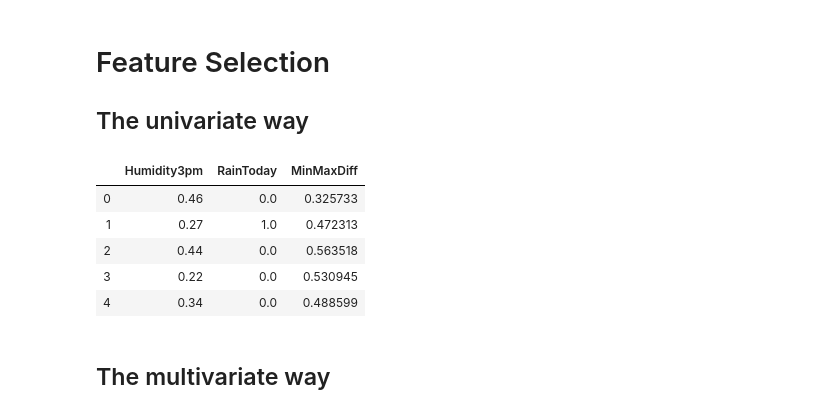
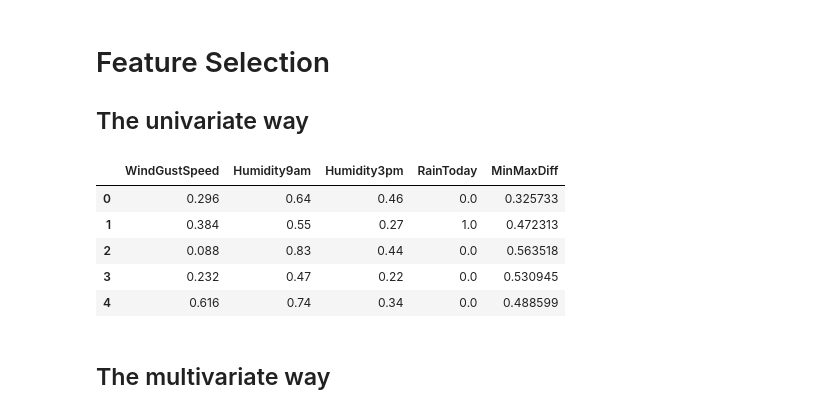
Before and after one commit to tobirohrer/data-mining, a Jupyter notebook: Tobi/Booklet1.ipynb, the cells around one changed output. Drawn from its saved outputs; the diff is of its cells as text; code cells hidden in the pictures.

```diff
--- a/Tobi/Booklet1.ipynb
+++ b/Tobi/Booklet1.ipynb
@@ -213,24 +231,24 @@ X_test = pd.DataFrame(np.array(X_test), columns=cols)
 # %%
-NUM_FEATURES_TO_SELECT = 3
+NUM_FEATURES_TO_SELECT = 5
 
 selector = SelectKBest(f_classif, k=NUM_FEATURES_TO_SELECT)
 
 X_new = selector.fit_transform(X_train, y_train)
 
 selected_features = pd.DataFrame(selector.inverse_transform(X_new),
                                  index=X_train.index,
                                  columns=X_train.columns)
 
 selected_columns = selected_features.columns[selected_features.var() != 0]
 
 X_train[selected_columns].head()
 # %% [output]
-|  | Humidity3pm | RainToday | MinMaxDiff |
-| 0 | 0.46 | 0.0 | 0.325733 |
-| 1 | 0.27 | 1.0 | 0.472313 |
-| 2 | 0.44 | 0.0 | 0.563518 |
-| 3 | 0.22 | 0.0 | 0.530945 |
-| 4 | 0.34 | 0.0 | 0.488599 |
+|  | WindGustSpeed | Humidity9am | Humidity3pm | RainToday | MinMaxDiff |
+| 0 | 0.296 | 0.64 | 0.46 | 0.0 | 0.325733 |
+| 1 | 0.384 | 0.55 | 0.27 | 1.0 | 0.472313 |
+| 2 | 0.088 | 0.83 | 0.44 | 0.0 | 0.563518 |
+| 3 | 0.232 | 0.47 | 0.22 | 0.0 | 0.530945 |
+| 4 | 0.616 | 0.74 | 0.34 | 0.0 | 0.488599 |
 # %% [markdown]
 ## The multivariate way
 # %%
```
Also changed, not shown: parts of 10 cells of this notebook, 9 other files.
